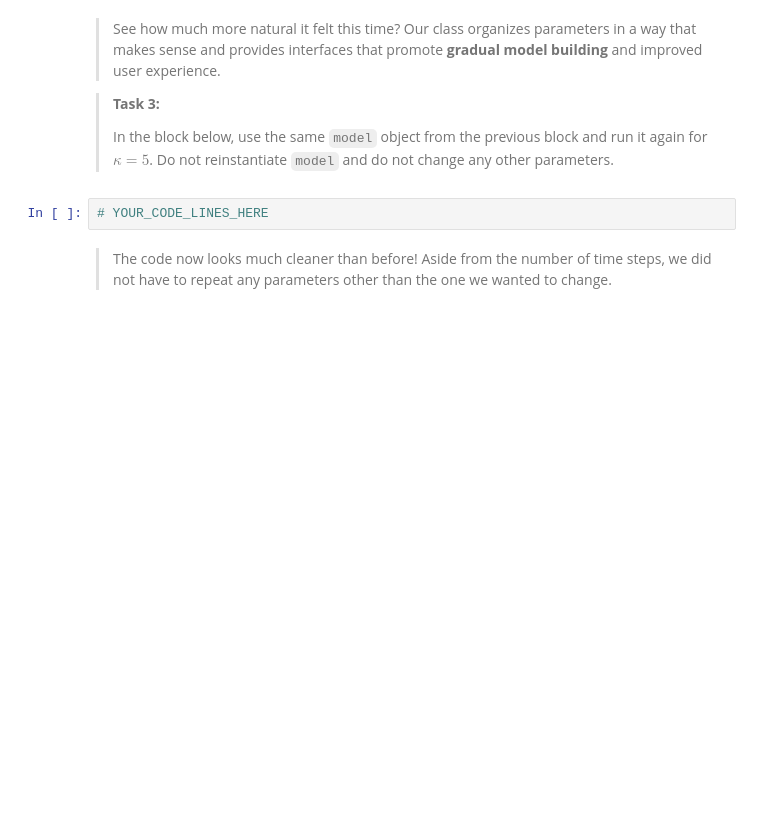
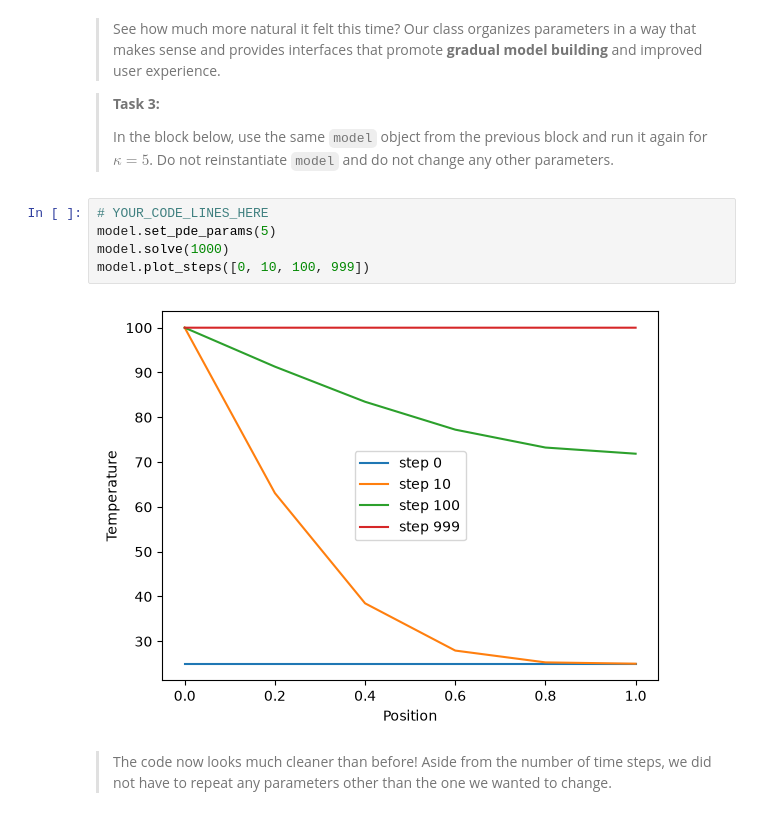
Before and after one commit to fabtapiarodriguez-cloud/Q2, a Jupyter notebook: Week_01/all_files_PA_2_1/2_oop.ipynb, the cells around one changed output. Drawn from its saved outputs; the diff is of its cells as text; blank space fills up the shorter version.

```diff
--- a/Week_01/all_files_PA_2_1/2_oop.ipynb
+++ b/Week_01/all_files_PA_2_1/2_oop.ipynb
@@ -98,8 +111,13 @@ model.set_bcs(# YOUR_CODE_LINE_HERE )
 > **Task 3:**
 >
 > In the block below, use the same `model` object from the previous block and run it again for $\kappa=5$. Do not reinstantiate `model` and do not change any other parameters.
-# %%
-# YOUR_CODE_LINES_HERE
+# %%
+# YOUR_CODE_LINES_HERE
+model.set_pde_params(5)
+model.solve(1000)
+model.plot_steps([0, 10, 100, 999])
+# %% [output]
+[figure, added]
 # %% [markdown]
 > The code now looks much cleaner than before! Aside from the number of time steps, we did not have to repeat any parameters other than the one we wanted to change.
 # %% [markdown]
```
Also changed, not shown: parts of 6 cells of this notebook, 2 other files.
